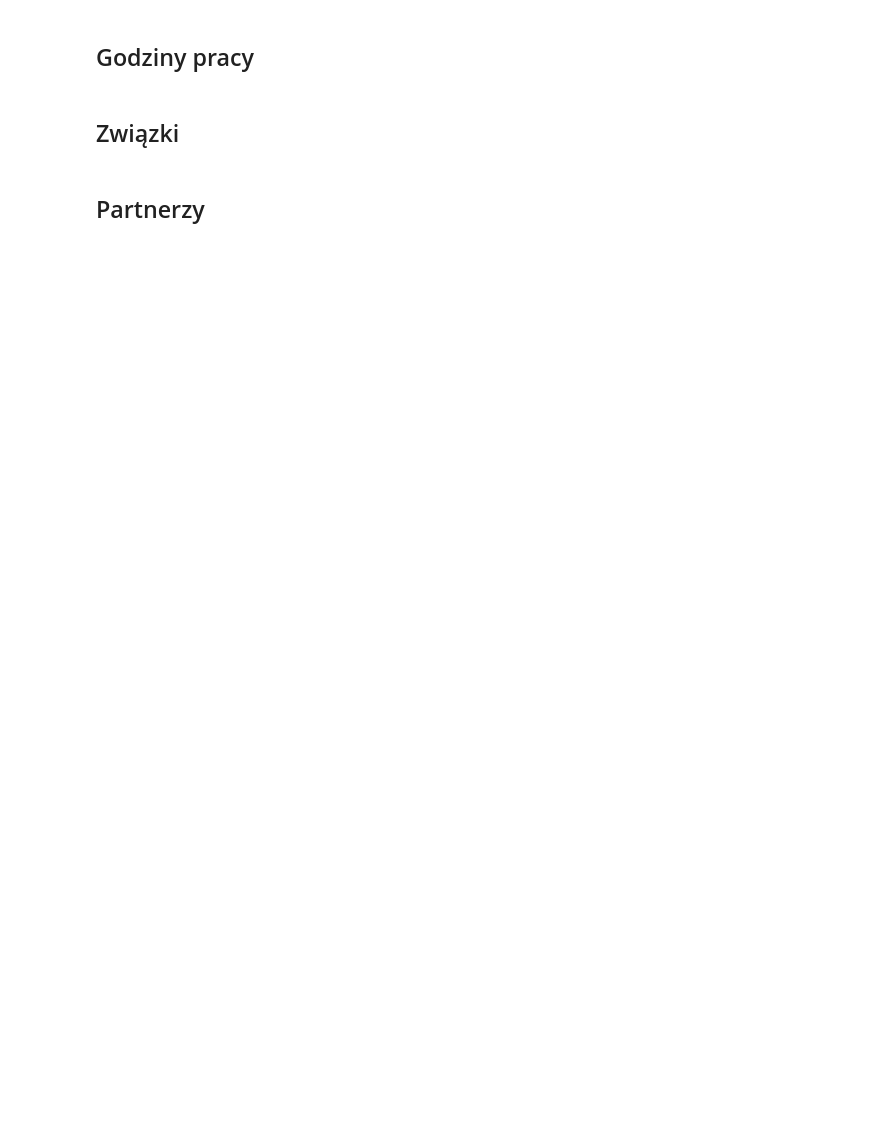
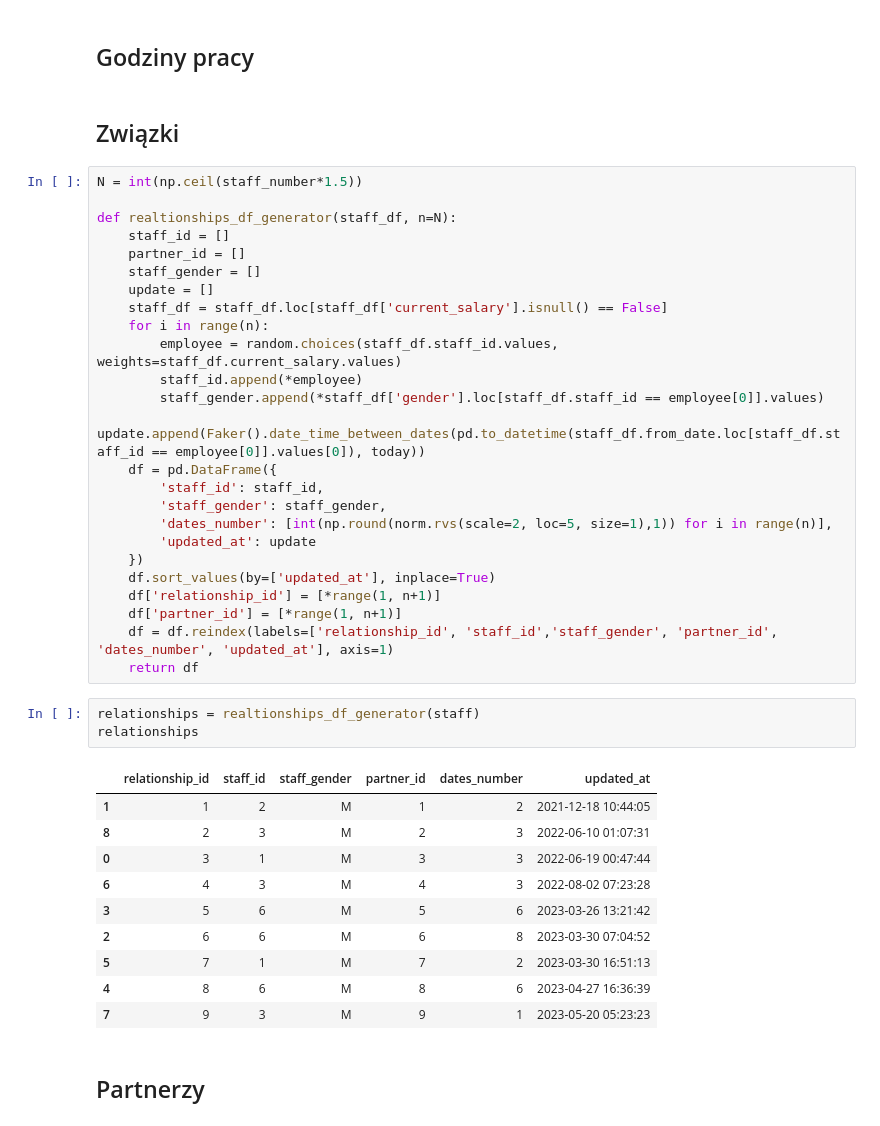
Before and after one commit to o-Mateo-o/geeks-and-dragons-db, a Jupyter notebook: notebooks/attempts/gen.ipynb, the cells around one changed output. Drawn from its saved outputs; the diff is of its cells as text; blank space fills up the shorter version.

Commit message:
relationships & partners

```diff
--- a/notebooks/attempts/gen.ipynb
+++ b/notebooks/attempts/gen.ipynb
@@ -212,5 +255,44 @@ staff
 ## Godziny pracy
 # %% [markdown]
 ## Związki
+# %%
+N = int(np.ceil(staff_number*1.5))
+
+def realtionships_df_generator(staff_df, n=N):
+    staff_id = []
+    partner_id = []
+    staff_gender = []
+    update = []
+    staff_df = staff_df.loc[staff_df['current_salary'].isnull() == False]
+    for i in range(n):
+        employee = random.choices(staff_df.staff_id.values, weights=staff_df.current_salary.values)
+        staff_id.append(*employee)
+        staff_gender.append(*staff_df['gender'].loc[staff_df.staff_id == employee[0]].values)
+        update.append(Faker().date_time_between_dates(pd.to_datetime(staff_df.from_date.loc[staff_df.staff_id == employee[0]].values[0]), today))
+    df = pd.DataFrame({
+        'staff_id': staff_id,
+        'staff_gender': staff_gender,
+        'dates_number': [int(np.round(norm.rvs(scale=2, loc=5, size=1),1)) for i in range(n)],
+        'updated_at': update
+    })
+    df.sort_values(by=['updated_at'], inplace=True)
+    df['relationship_id'] = [*range(1, n+1)]
+    df['partner_id'] = [*range(1, n+1)]
+    df = df.reindex(labels=['relationship_id', 'staff_id','staff_gender', 'partner_id', 'dates_number', 'updated_at'], axis=1)
+    return df
+# %%
+relationships = realtionships_df_generator(staff)
+relationships
+# %% [output]
+|  | relationship_id | staff_id | staff_gender | partner_id | dates_number | updated_at |
+| 1 | 1 | 2 | M | 1 | 2 | 2021-12-18 10:44:05 |
+| 8 | 2 | 3 | M | 2 | 3 | 2022-06-10 01:07:31 |
+| 0 | 3 | 1 | M | 3 | 3 | 2022-06-19 00:47:44 |
+| 6 | 4 | 3 | M | 4 | 3 | 2022-08-02 07:23:28 |
+| 3 | 5 | 6 | M | 5 | 6 | 2023-03-26 13:21:42 |
+| 2 | 6 | 6 | M | 6 | 8 | 2023-03-30 07:04:52 |
+| 5 | 7 | 1 | M | 7 | 2 | 2023-03-30 16:51:13 |
+| 4 | 8 | 6 | M | 8 | 6 | 2023-04-27 16:36:39 |
+| 7 | 9 | 3 | M | 9 | 1 | 2023-05-20 05:23:23 |
 # %% [markdown]
 ## Partnerzy
```
Also changed, not shown: parts of 15 cells of this notebook, 1 other file.
